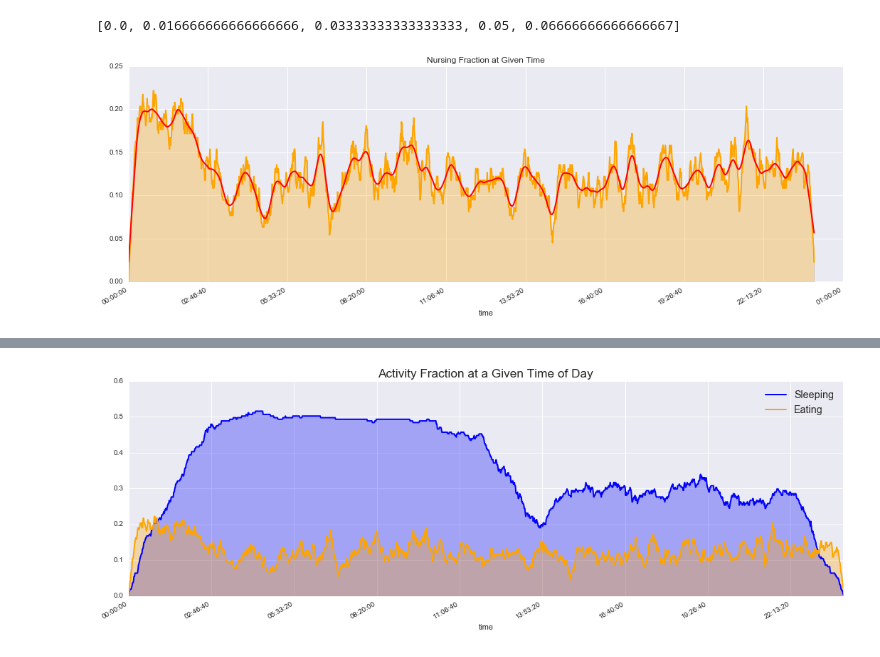
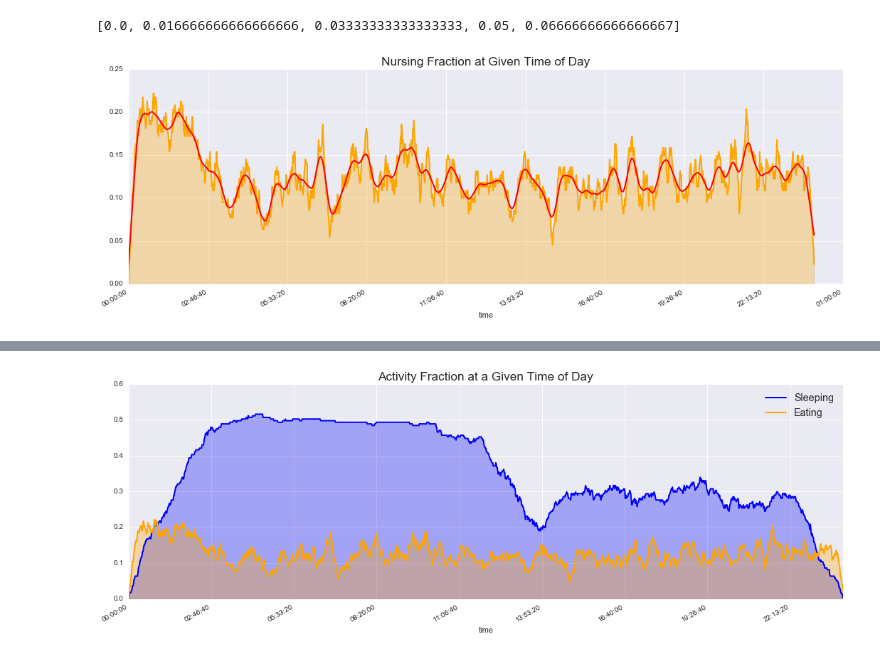
Before and after one commit to randirl17/FeedingTimes, a Jupyter notebook: Day24hr.ipynb, the cells around one changed output, grey strips where cells are left out. Saved outputs shown, nothing was run; the diff lists cells and outputs as text; code cells hidden in the pictures.

```diff
--- a/Day24hr.ipynb
+++ b/Day24hr.ipynb
@@ -266,16 +266,16 @@ xtime[:5]
 # %%
 fig = plt.figure(figsize=(18,6))
 ax = fig.add_subplot(111)
 
 ax.plot(ts.index,eats.sum(axis=1)/len(datearr),'orange',linewidth=2)
 ax.fill_between(ts.index, 0, eats.sum(axis=1)/len(datearr),alpha=0.3,facecolor='orange')
 filtered = lowess(eats.sum(axis=1)/len(datearr), xtime, is_sorted=True, frac=0.025, it=0)
 ax.plot(ts.index, filtered[:,1], 'r',linewidth=2)
 #ax.set_ylim(0,1.2)
-ax.set_title('Nursing Fraction at Given Time')
+ax.set_title('Nursing Fraction at Given Time of Day',fontsize='xx-large')
 fig.autofmt_xdate()
 # %% [output]
-[figure, old version]
+[figure, new version]
 # %%
 filtered[:5]
 # %% [output]
```
Also changed, not shown: parts of 6 cells of this notebook.
